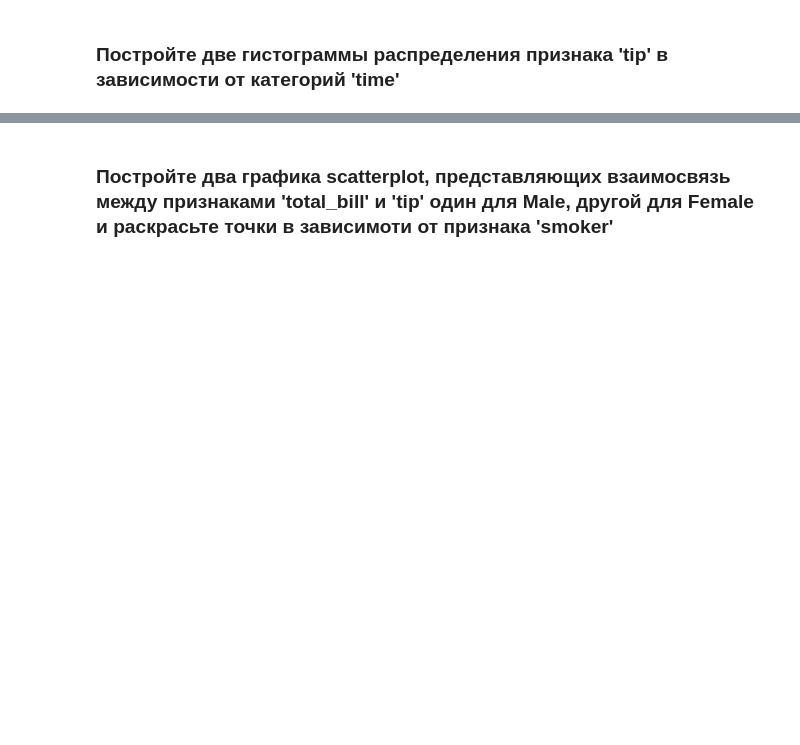
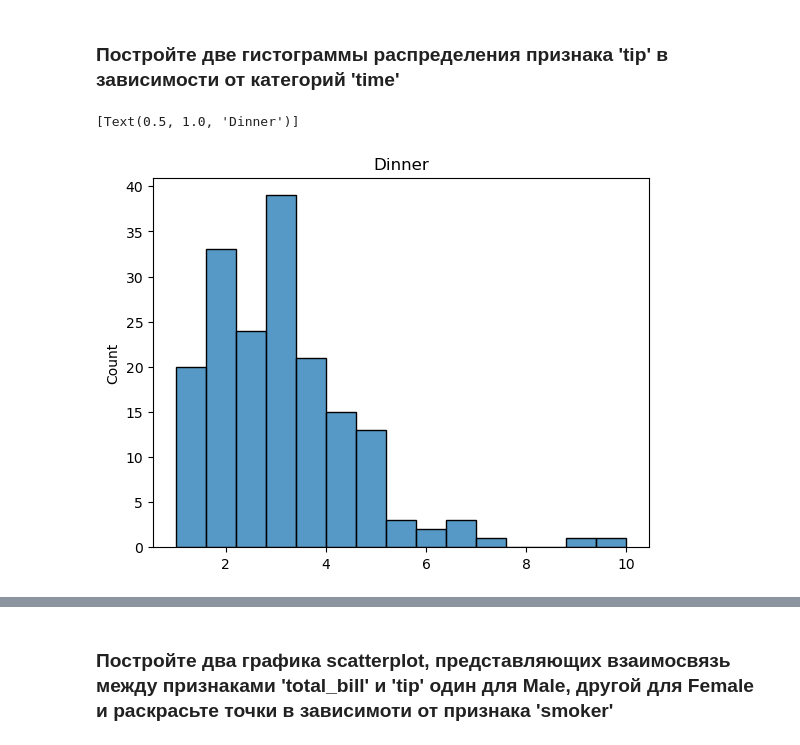
Before and after one commit to volk-anastasia/OTUS-homeworks, a Jupyter notebook: homework3/Analyze and Visualize.ipynb, the cells around one changed output, grey strips where cells are left out. Cells and saved outputs as stored; diff of their text form; code cells hidden in the pictures; blank space fills up the shorter version.

```diff
--- a/homework3/Analyze and Visualize.ipynb
+++ b/homework3/Analyze and Visualize.ipynb
@@ -248,2 +273,9 @@ print(sb.pairplot(df))
 # %% [markdown]
 ### Постройте две гистограммы распределения признака 'tip' в зависимости от категорий 'time'
+# %%
+Lunch = list(df[df['time'] == 'Lunch']['tip'])
+Dinner = list(df[df['time'] == 'Dinner']['tip'])
+sb.histplot(Dinner).set(title='Dinner')
+# %% [output]
+[Text(0.5, 1.0, 'Dinner')]
+[figure, added]
```
Also changed, not shown: parts of 18 cells of this notebook.
